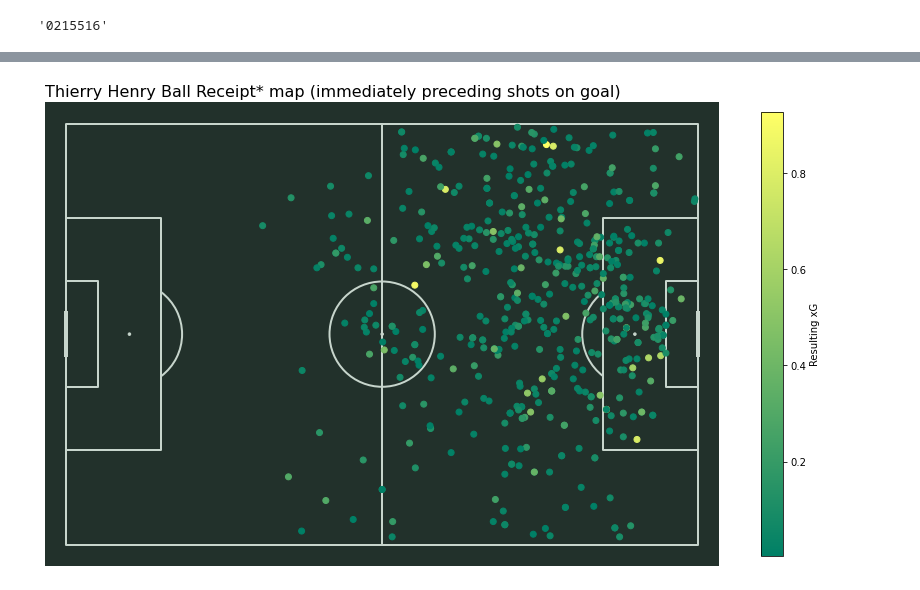
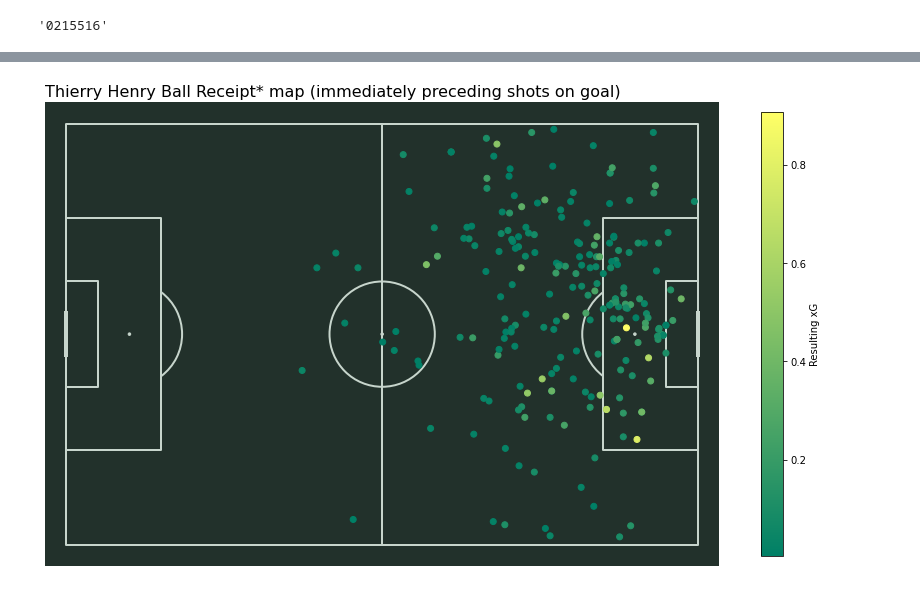
Before and after one commit to harrychurchley/football-sequence-analysis, a Jupyter notebook: arsenal-0304.ipynb, the cells around one changed output, grey strips where cells are left out. Cells and saved outputs as stored; diff of their text form; code cells hidden in the pictures.

```diff
--- a/arsenal-0304.ipynb
+++ b/arsenal-0304.ipynb
@@ -122,7 +146,7 @@ for i, row in events.iterrows():
     if row['type'] == 'Shot':
         outcome = row['shot_outcome']
         xG = row['shot_statsbomb_xg']
-        start_index = max(0, i - 10)  # Calculate the start index, ensuring it doesn't go below 0
+        start_index = max(0, i - 5)  # Calculate the start index, ensuring it doesn't go below 0
         indexes = list(range(start_index, i))
         event_indexes.extend(indexes)
         single_shot_events=[]
@@ -290,3 +416,0 @@ In the 2003-04 season, Arsenal had 544 shots. 89.52% of these were preceeded by
-# %%
-import numpy as np
-common_event_data['col']=np.where(common_event_data['play_outcome']=="Goal", "red", "black")
@@ -299,36 +429,47 @@ common_event[:2]
+# %%
+outcome_mapping = {
+    'Goal': 'red',
+    'Post': 'orange',
+    'Wayward': 'yellow',
+    'Saved': 'green',
+    'Off T': 'lightblue',
+    'Saved to Post': 'blue',
+    'Blocked': 'purple',
+    'Saved Off Target': 'black'
+}
+
+common_event_data['outcome_color'] = common_event_data['play_outcome'].map(outcome_mapping)
 # %%
 # visualise events
 cmap_scheme='summer'
 cmap = plt.cm.get_cmap(cmap_scheme)
 color_by='play_xG'
 colors = cmap(common_event_data[color_by])
 
-event_id= common_event[:-5]
-#pitch = Pitch(pitch_color='grass', line_color='white', stripe=False)
+event_id=common_event[:2]
 pitch = Pitch(pitch_type='statsbomb', pitch_color='#22312b', line_color='#c7d5cc')
 fig, ax = pitch.draw(figsize=(12, 8))
 
 if event_id=='02':
     ax.scatter(common_event_data['location_x'], common_event_data['location_y'], c=common_event_data[color_by],
                cmap=cmap_scheme, zorder=10)
 elif event_id=='23':
     ax.quiver(common_event_data['location_x'], common_event_data['location_y'],
              common_event_data['pass.end_location_x'] - common_event_data['location_x'], common_event_data['pass.end_location_y'] - common_event_data['location_y'],
              color=colors, scale_units='xy', angles='xy', scale=1, width=0.002)
 elif event_id=='05':
     ax.quiver(common_event_data['location_x'], common_event_data['location_y'],
              common_event_data['carry.end_location_x'] - common_event_data['location_x'], common_event_data['carry.end_location_y'] - common_event_data['location_y'],
              color=colors, scale_units='xy', angles='xy', scale=1, width=0.002)
 else:
     print("Event must be a ball receipt, carry or pass")
 ax.set_title(f"{player_name} {type_name} map (immediately preceding shots on goal)", fontsize=16, loc='left')
 ax.title.set_position([0.5, 1.05])
 
 # Add colorbar legend
 sm = ScalarMappable(cmap=cmap)
 sm.set_array(common_event_data[color_by])
 plt.colorbar(sm, ax=ax, shrink=0.8, label="Resulting xG")
 plt.show()
-#plt.savefig("th14.png")
 # %% [output]
-[figure, old version]
+[figure, new version]
```
Also changed, not shown: parts of 30 cells of this notebook, 2 other files.
